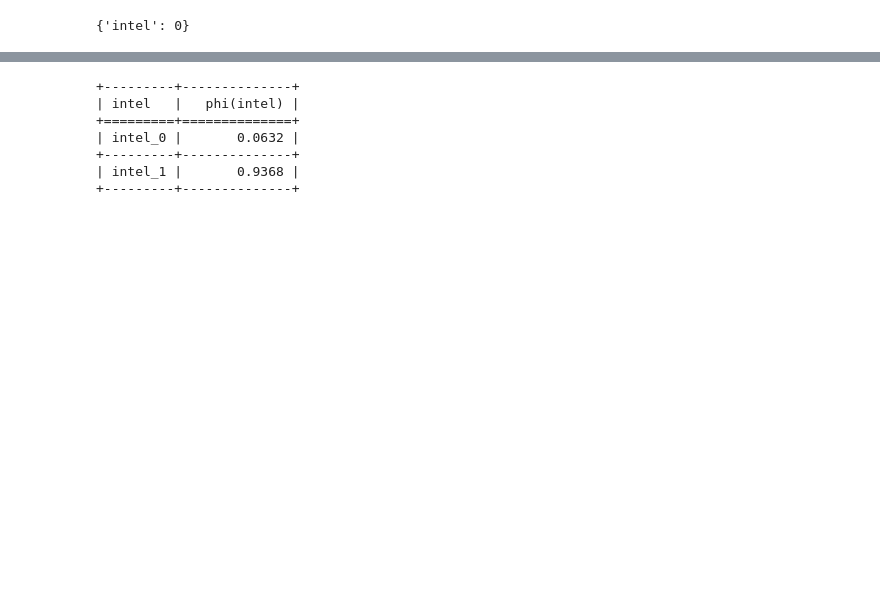
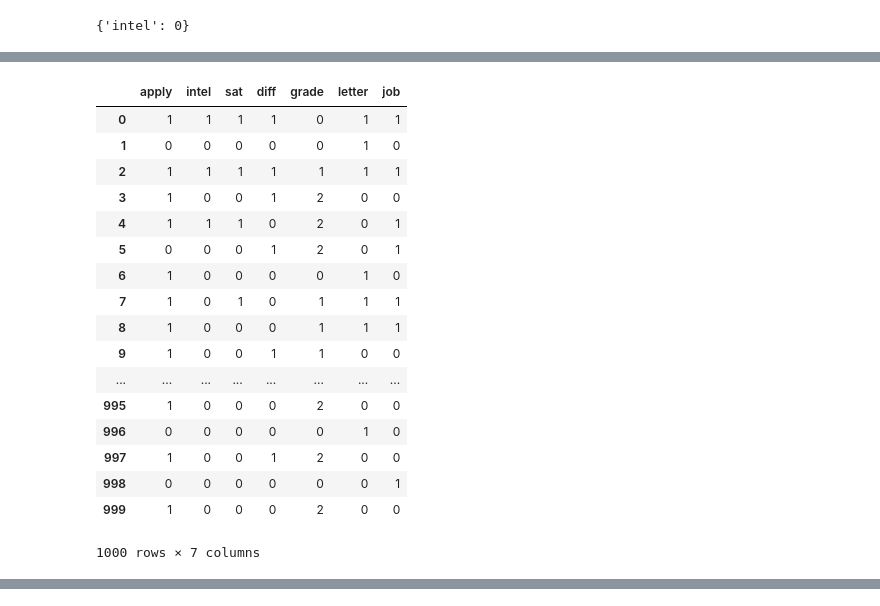
Before and after one commit to Mihir2/Student_Bayesian_Network, a Jupyter notebook: PGM-Student.ipynb, the cells around one changed output, grey strips where cells are left out. Cells and saved outputs as stored; diff of their text form; code cells hidden in the pictures; blank space fills up the shorter version.

```diff
--- a/PGM-Student.ipynb
+++ b/PGM-Student.ipynb
@@ -72,8 +72,8 @@ print(cpd_letter)
 | letter_1 | 0.9     | 0.6     | 0.01    |
 +----------+---------+---------+---------+
 # %%
-cpd_apply = TabularCPD('apply',2,[[0.3],
-                                  [0.7]],
+cpd_apply = TabularCPD('apply',2,[[0.4],
+                                  [0.6]],
                                   evidence=[], evidence_card=[])
 print(cpd_apply)
 # %% [output]
@@ -183,8 +291,28 @@ print(mle['intel'])
 # %%
 from pgmpy.sampling import BayesianModelSampling
 
 forward_sampler = BayesianModelSampling(student)
-samples = forward_sampler.forward_sample(size=200)
+samples = forward_sampler.forward_sample(size=1000)
+display(samples)
+# %% [output]
+|  | apply | intel | sat | diff | grade | letter | job |
+| 0 | 1 | 1 | 1 | 1 | 0 | 1 | 1 |
+| 1 | 0 | 0 | 0 | 0 | 0 | 1 | 0 |
+| 2 | 1 | 1 | 1 | 1 | 1 | 1 | 1 |
+| 3 | 1 | 0 | 0 | 1 | 2 | 0 | 0 |
+| 4 | 1 | 1 | 1 | 0 | 2 | 0 | 1 |
+| 5 | 0 | 0 | 0 | 1 | 2 | 0 | 1 |
+| 6 | 1 | 0 | 0 | 0 | 0 | 1 | 0 |
+| 7 | 1 | 0 | 1 | 0 | 1 | 1 | 1 |
+| 8 | 1 | 0 | 0 | 0 | 1 | 1 | 1 |
+| 9 | 1 | 0 | 0 | 1 | 1 | 0 | 0 |
+| ... | ... | ... | ... | ... | ... | ... | ... |
+| 995 | 1 | 0 | 0 | 0 | 2 | 0 | 0 |
+| 996 | 0 | 0 | 0 | 0 | 0 | 1 | 0 |
+| 997 | 1 | 0 | 0 | 1 | 2 | 0 | 0 |
+| 998 | 0 | 0 | 0 | 0 | 0 | 0 | 1 |
+| 999 | 1 | 0 | 0 | 0 | 2 | 0 | 0 |
+1000 rows × 7 columns
 # %% [markdown]
 <img src="images/5.png">
 # %%
@@ -202,15 +330,3 @@ student.add_edges_from([('diff', 'grade'),
                         ('letter','job'),
                         ('sat','job')])
 student.fit(samples)
-# %%
-inference = VariableElimination(student)
-mpe = inference.query(variables={'intel'},evidence={'job' : 1, 'sat': 1, 'letter': 1})
-print(mpe['intel'])
-# %% [output]
-+---------+--------------+
-| intel   |   phi(intel) |
-+=========+==============+
-| intel_0 |       0.0632 |
-+---------+--------------+
-| intel_1 |       0.9368 |
-+---------+--------------+
```
Also changed, not shown: parts of 13 cells of this notebook, 4 other files.
